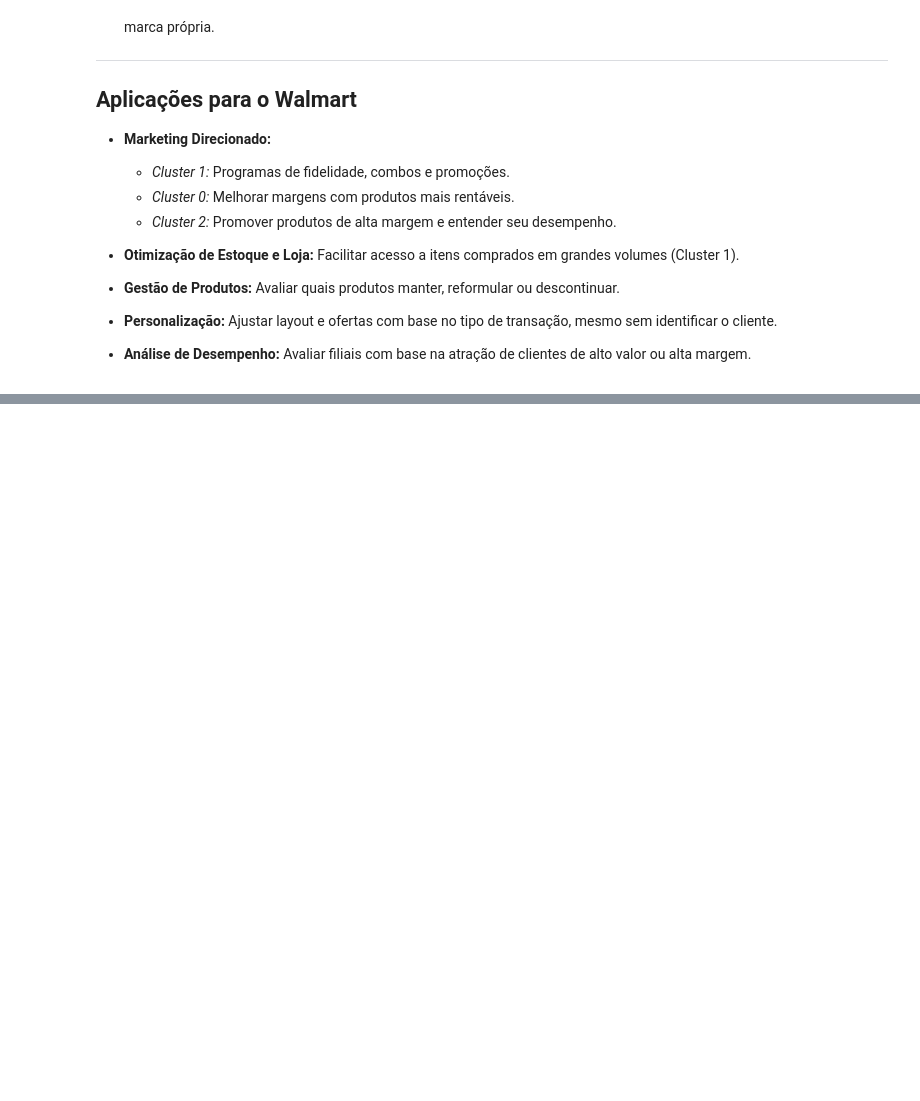
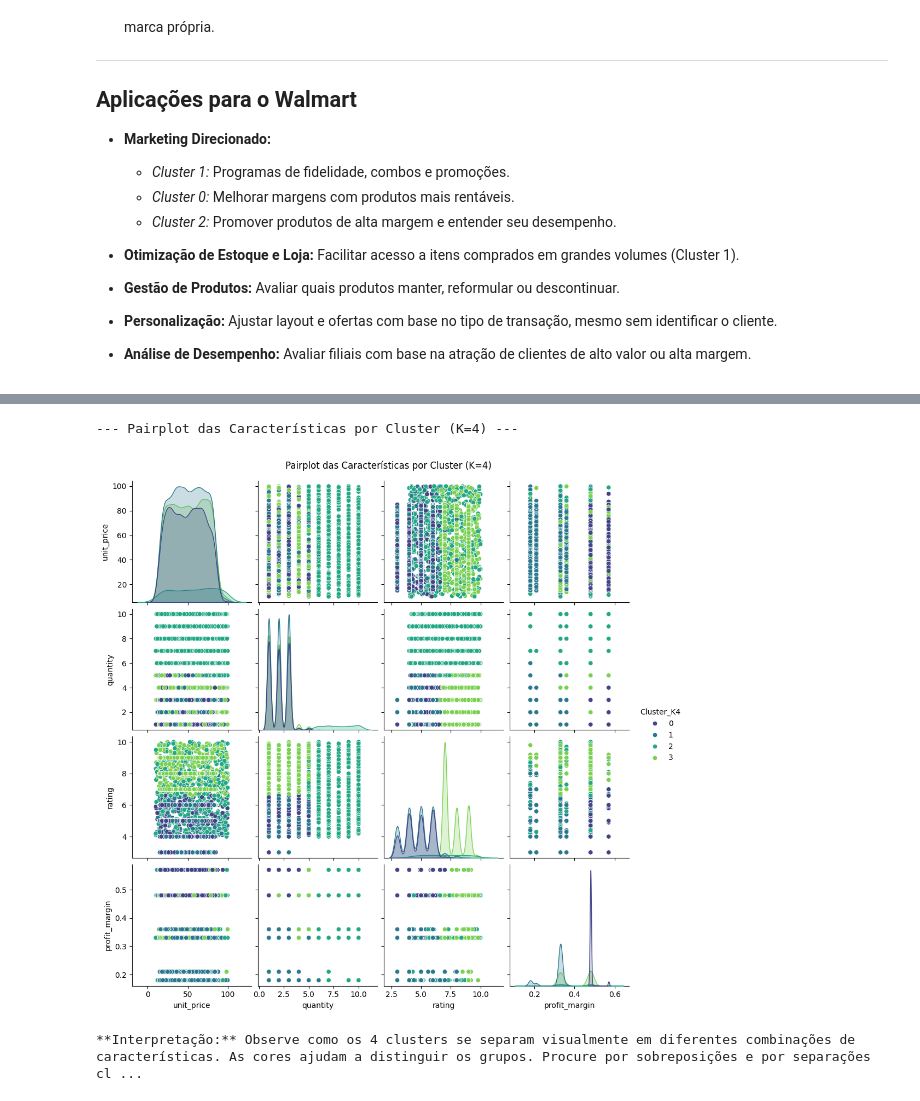
Before and after one commit to Haell39/IAClass_ML_Algorithms, a Jupyter notebook: notebooks/Kmeans.ipynb, the cells around one changed output, grey strips where cells are left out. Drawn from its saved outputs; the diff is of its cells as text; code cells hidden in the pictures; blank space fills up the shorter version.

```diff
--- a/notebooks/Kmeans.ipynb
+++ b/notebooks/Kmeans.ipynb
@@ -229,0 +359,18 @@ Cluster
+# %%
+# Célula: Visualização dos Clusters com Pairplot (K=4)
+
+print("--- Pairplot das Características por Cluster (K=4) ---")
+
+# Crie uma cópia do DataFrame com as colunas relevantes e o cluster
+df_plot_k4 = df_walmart[numerical_cols_for_kmeans + ['Cluster_K4']].copy()
+# convertendo a coluna 'Cluster_K4' para tipo categórico para melhorar na hora do plot
+df_plot_k4['Cluster_K4'] = df_plot_k4['Cluster_K4'].astype('category')
+
+sns.pairplot(df_plot_k4, hue='Cluster_K4', palette='viridis', diag_kind='kde')
+plt.suptitle('Pairplot das Características por Cluster (K=4)', y=1.02) # Título acima dos subplots
+print("\n As cores ajudam a distinguir os grupos. Procure por sobreposições e por separações claras.")
+plt.show()
+# %% [output]
+--- Pairplot das Características por Cluster (K=4) ---
+[figure, added]
+**Interpretação:** Observe como os 4 clusters se separam visualmente em diferentes combinações de características. As cores ajudam a distinguir os grupos. Procure por sobreposições e por separações cl ...
```
Also changed, not shown: parts of 11 cells of this notebook.
